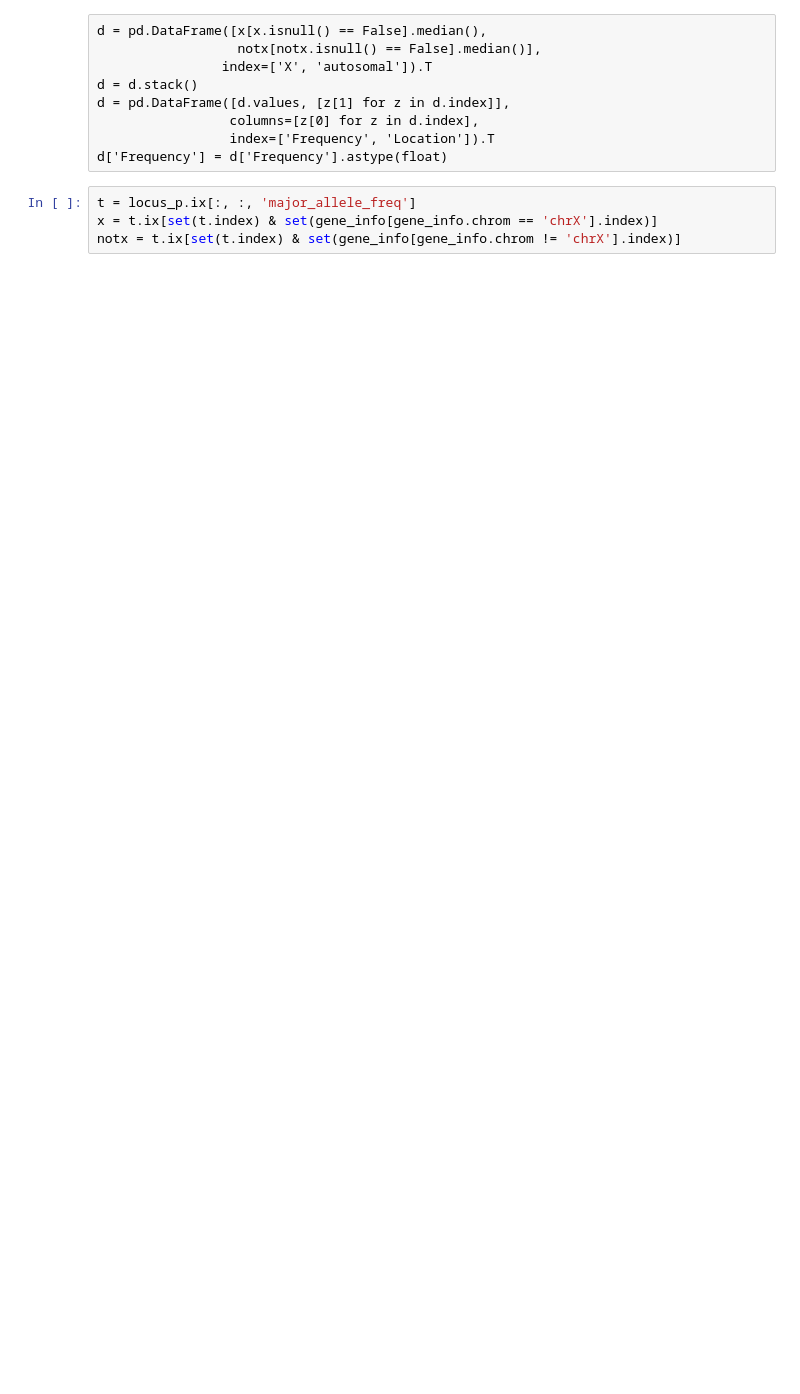
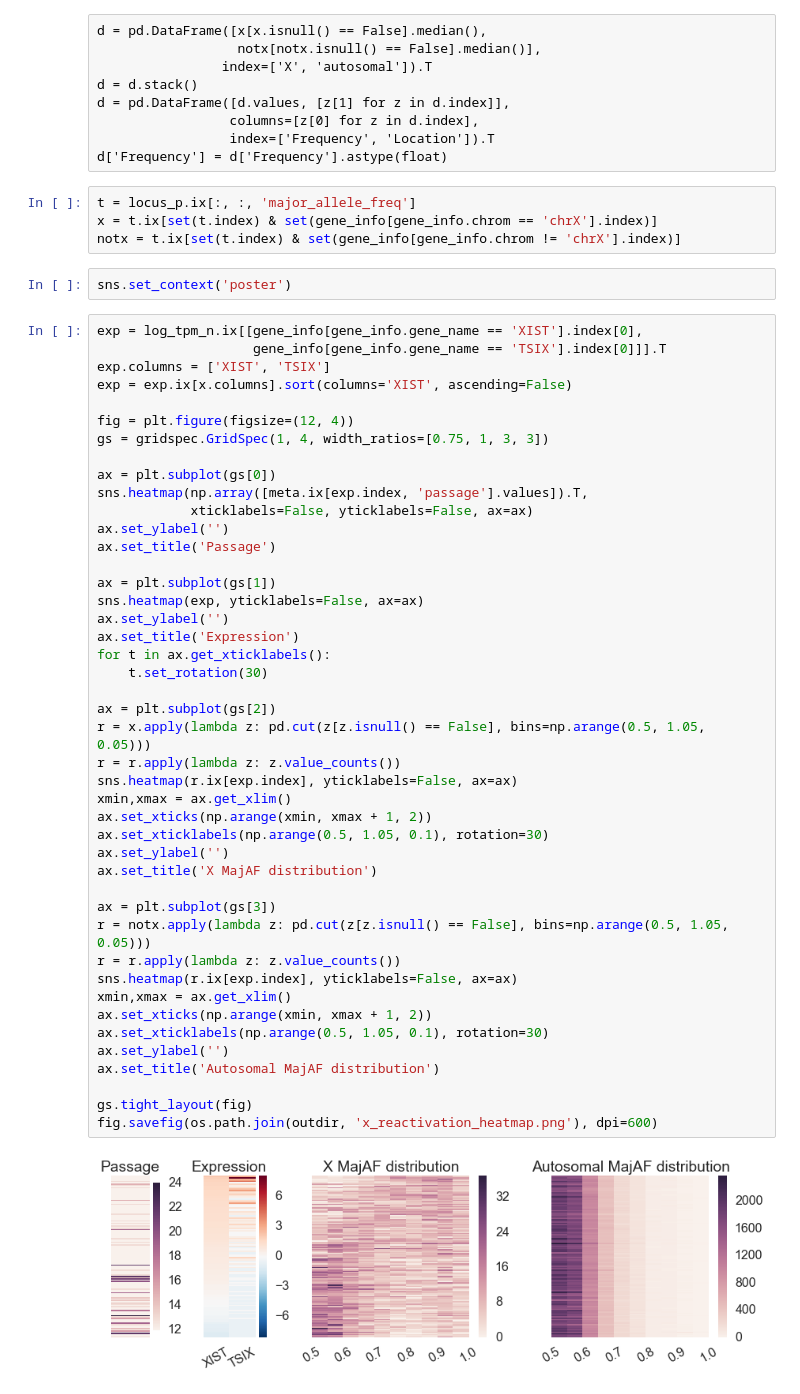
Before and after one commit to frazer-lab/cardips-ipsc-eqtl, a Jupyter notebook: notebooks/X Inactivation.ipynb, the cells around one changed output. Saved outputs shown, nothing was run; the diff lists cells and outputs as text; blank space fills up the shorter version.

```diff
--- a/notebooks/X Inactivation.ipynb
+++ b/notebooks/X Inactivation.ipynb
@@ -130,3 +152,51 @@ d['Frequency'] = d['Frequency'].astype(float)
 t = locus_p.ix[:, :, 'major_allele_freq']
 x = t.ix[set(t.index) & set(gene_info[gene_info.chrom == 'chrX'].index)]
 notx = t.ix[set(t.index) & set(gene_info[gene_info.chrom != 'chrX'].index)]
+# %%
+sns.set_context('poster')
+# %%
+exp = log_tpm_n.ix[[gene_info[gene_info.gene_name == 'XIST'].index[0],
+                    gene_info[gene_info.gene_name == 'TSIX'].index[0]]].T
+exp.columns = ['XIST', 'TSIX']
+exp = exp.ix[x.columns].sort(columns='XIST', ascending=False)
+
+fig = plt.figure(figsize=(12, 4))
+gs = gridspec.GridSpec(1, 4, width_ratios=[0.75, 1, 3, 3])
+
+ax = plt.subplot(gs[0])
+sns.heatmap(np.array([meta.ix[exp.index, 'passage'].values]).T,
+            xticklabels=False, yticklabels=False, ax=ax)
+ax.set_ylabel('')
+ax.set_title('Passage')
+
+ax = plt.subplot(gs[1])
+sns.heatmap(exp, yticklabels=False, ax=ax)
+ax.set_ylabel('')
+ax.set_title('Expression')
+for t in ax.get_xticklabels():
+    t.set_rotation(30)
+
+ax = plt.subplot(gs[2])
+r = x.apply(lambda z: pd.cut(z[z.isnull() == False], bins=np.arange(0.5, 1.05, 0.05)))
+r = r.apply(lambda z: z.value_counts())
+sns.heatmap(r.ix[exp.index], yticklabels=False, ax=ax)
+xmin,xmax = ax.get_xlim()
+ax.set_xticks(np.arange(xmin, xmax + 1, 2))
+ax.set_xticklabels(np.arange(0.5, 1.05, 0.1), rotation=30)
+ax.set_ylabel('')
+ax.set_title('X MajAF distribution')
+
+ax = plt.subplot(gs[3])
+r = notx.apply(lambda z: pd.cut(z[z.isnull() == False], bins=np.arange(0.5, 1.05, 0.05)))
+r = r.apply(lambda z: z.value_counts())
+sns.heatmap(r.ix[exp.index], yticklabels=False, ax=ax)
+xmin,xmax = ax.get_xlim()
+ax.set_xticks(np.arange(xmin, xmax + 1, 2))
+ax.set_xticklabels(np.arange(0.5, 1.05, 0.1), rotation=30)
+ax.set_ylabel('')
+ax.set_title('Autosomal MajAF distribution')
+
+gs.tight_layout(fig)
+fig.savefig(os.path.join(outdir, 'x_reactivation_heatmap.png'), dpi=600)
+# %% [output]
+[figure, added]
```
Also changed, not shown: parts of 44 cells of this notebook, 5 other files.
